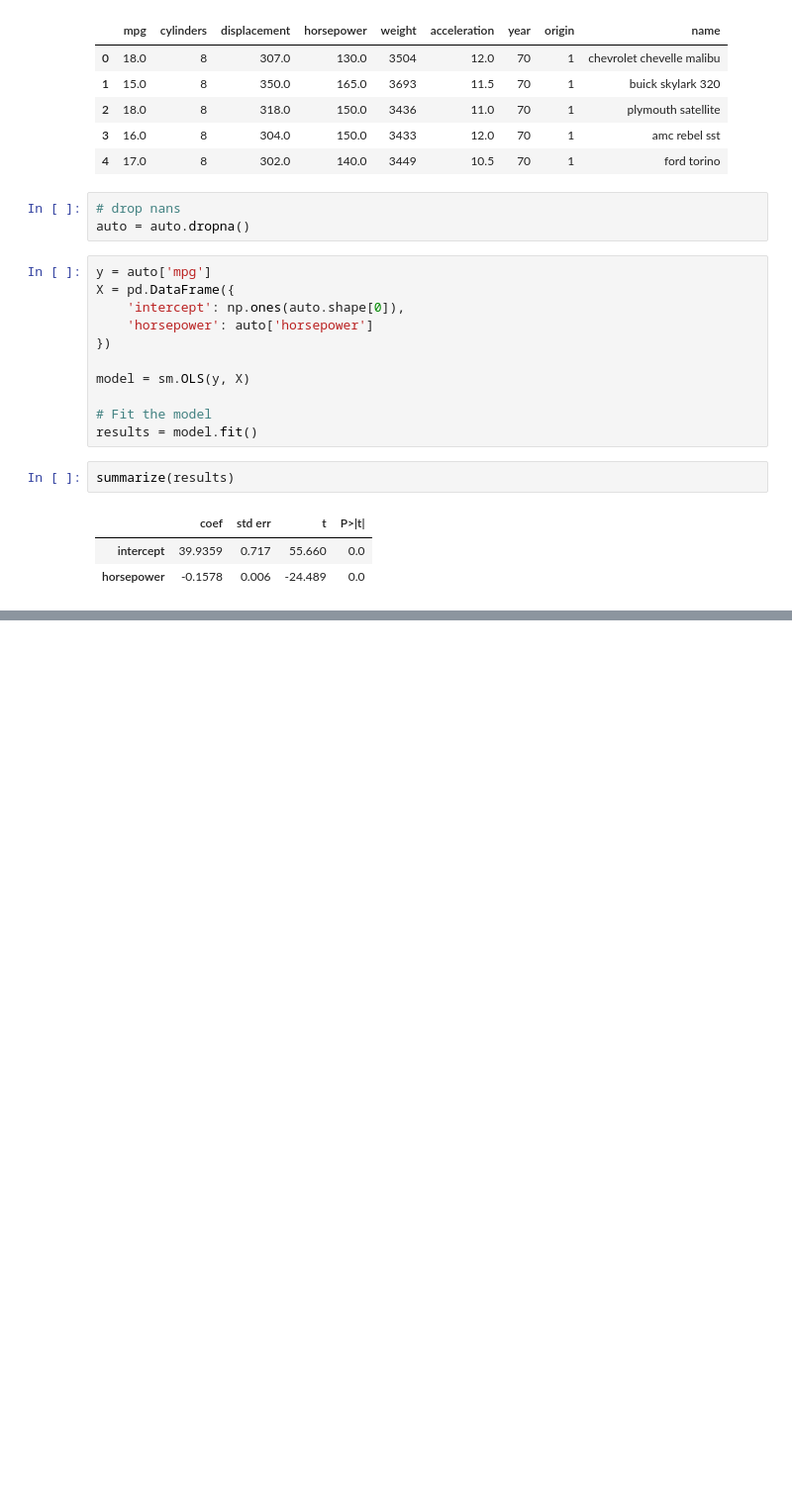
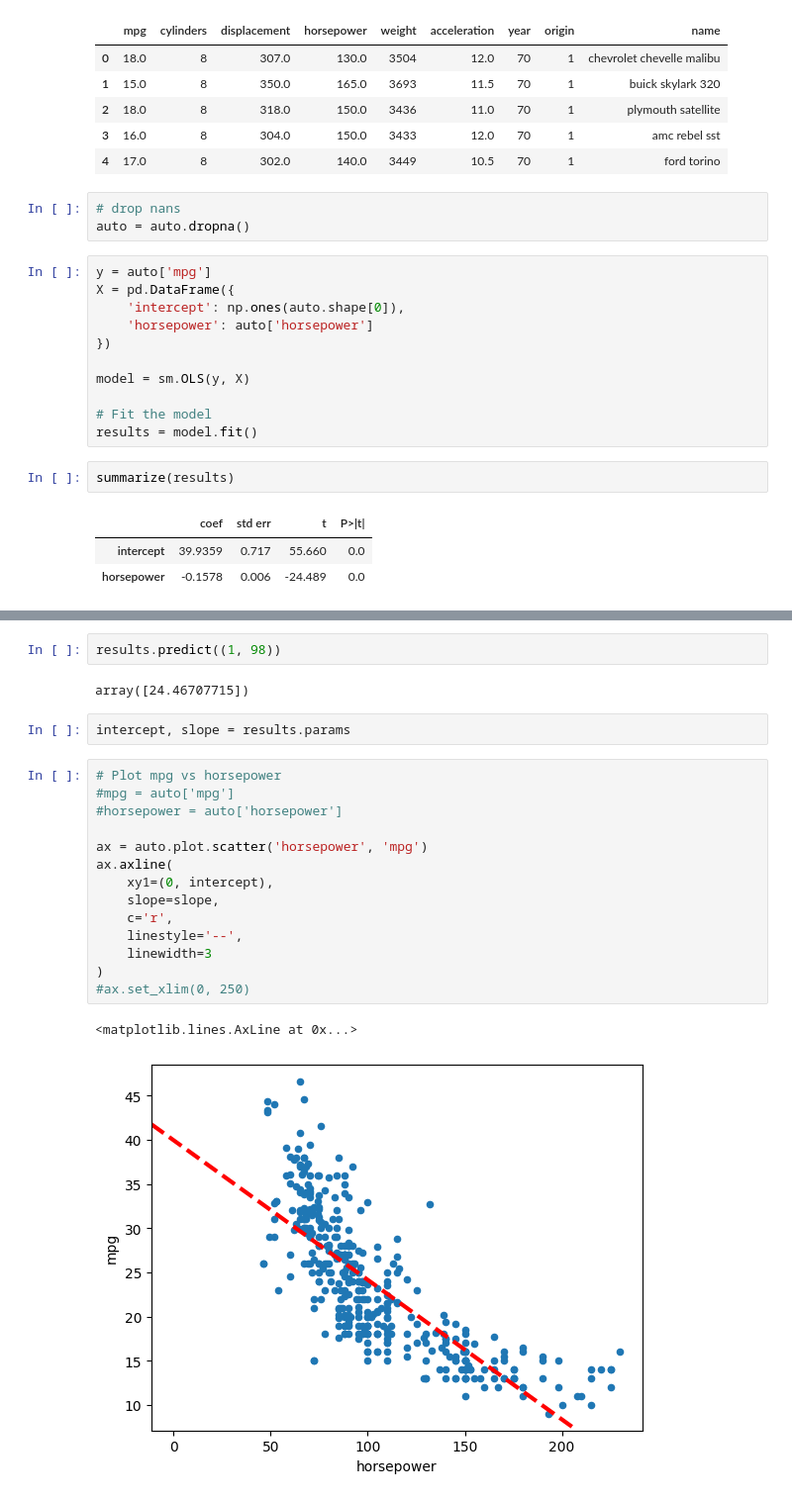
Before and after one commit to deusdevok/ISLP_Python, a Jupyter notebook: Chapter 3/Exercise8.ipynb, the cells around one changed output, grey strips where cells are left out. Shown: that part at 99% size. Drawn from its saved outputs; the diff is of its cells as text; blank space fills up the shorter version.

```diff
--- a/Chapter 3/Exercise8.ipynb
+++ b/Chapter 3/Exercise8.ipynb
@@ -38,0 +108,23 @@ summarize(results)
+# %%
+results.predict((1, 98))
+# %% [output]
+array([24.46707715])
+# %%
+intercept, slope = results.params
+# %%
+# Plot mpg vs horsepower
+#mpg = auto['mpg']
+#horsepower = auto['horsepower']
+
+ax = auto.plot.scatter('horsepower', 'mpg')
+ax.axline(
+    xy1=(0, intercept),
+    slope=slope,
+    c='r',
+    linestyle='--',
+    linewidth=3
+)
+#ax.set_xlim(0, 250)
+# %% [output]
+<matplotlib.lines.AxLine at 0x...>
+[figure, added]
```
Also changed, not shown: parts of 13 cells of this notebook, 3 other files.
